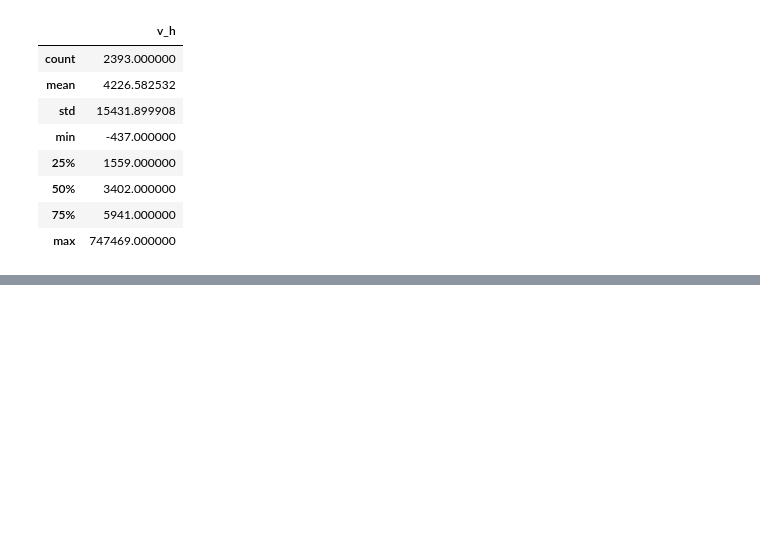
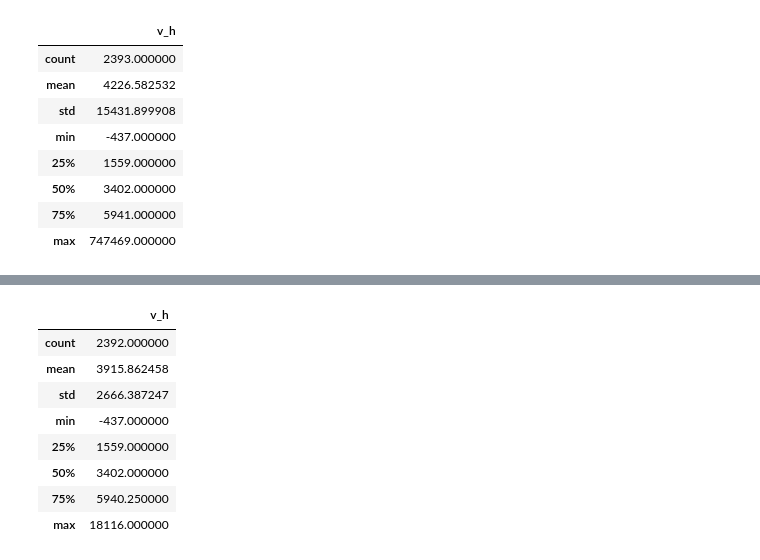
Before and after one commit to nurfnick/Galaxies, a Jupyter notebook: Python.ipynb, the cells around one changed output, grey strips where cells are left out. Drawn from its saved outputs; the diff is of its cells as text; code cells hidden in the pictures; blank space fills up the shorter version.

```diff
--- a/Python.ipynb
+++ b/Python.ipynb
@@ -124,0 +124,13 @@ data.describe()
+# %%
+data = data[~(data.v_h == 747469)]
+data.describe()
+# %% [output]
+|  | v_h |
+| count | 2392.000000 |
+| mean | 3915.862458 |
+| std | 2666.387247 |
+| min | -437.000000 |
+| 25% | 1559.000000 |
+| 50% | 3402.000000 |
+| 75% | 5940.250000 |
+| max | 18116.000000 |
```
Also changed, not shown: parts of 7 cells of this notebook.
